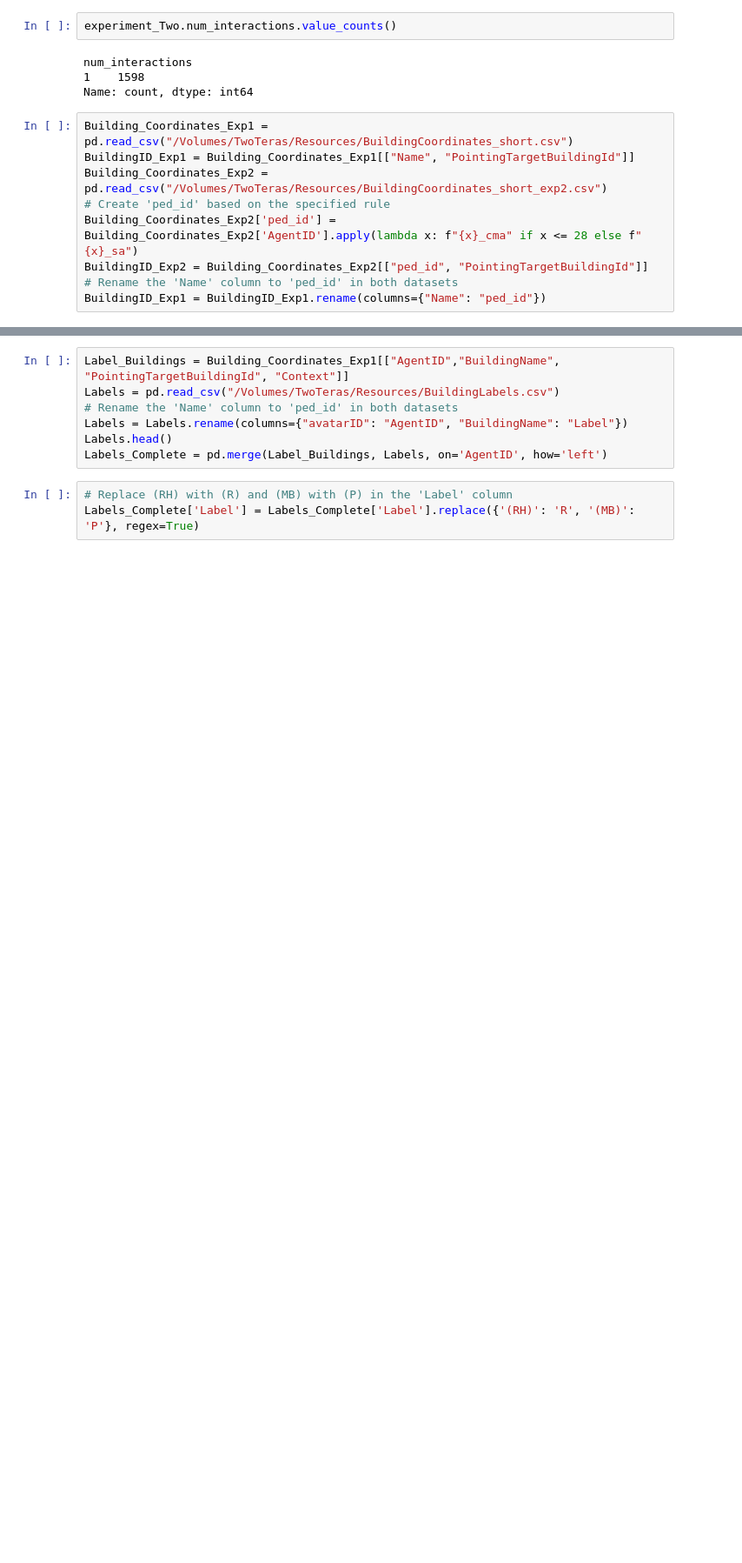
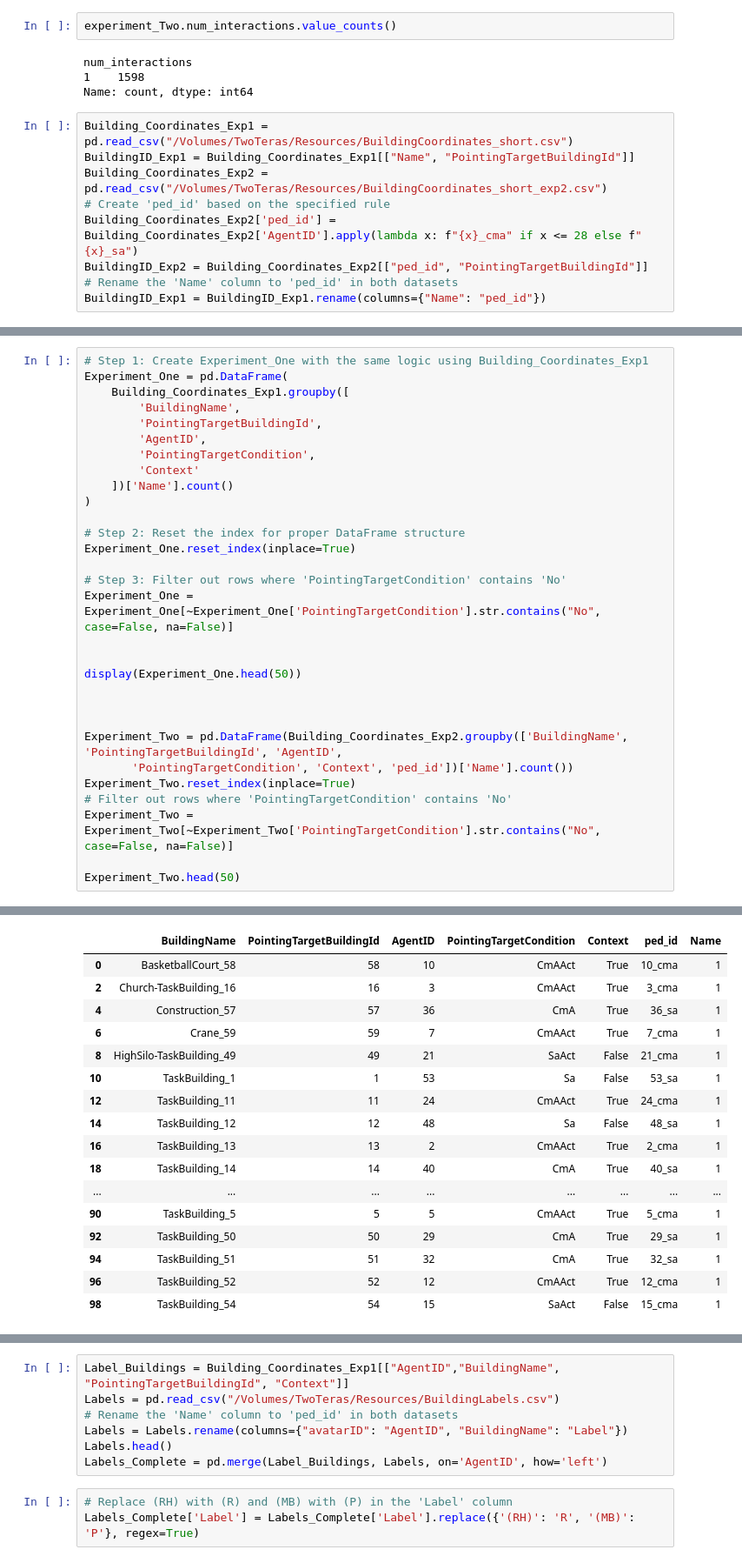
Before and after one commit to tracysanchez/Human_Agents_Impact_Nav, a Jupyter notebook: Proxemics/Minimal_Distance_Figures.ipynb, the cells around one changed output, grey strips where cells are left out. Shown at 87% size. Cells and saved outputs as stored; diff of their text form; blank space fills up the shorter version.

```diff
--- a/Proxemics/Minimal_Distance_Figures.ipynb
+++ b/Proxemics/Minimal_Distance_Figures.ipynb
@@ -55,0 +54,31 @@ merged_experiment_Two.head()
+# %%
+# Step 1: Create Experiment_One with the same logic using Building_Coordinates_Exp1
+Experiment_One = pd.DataFrame(
+    Building_Coordinates_Exp1.groupby([
+        'BuildingName',
+        'PointingTargetBuildingId',
+        'AgentID',
+        'PointingTargetCondition',
+        'Context'
+    ])['Name'].count()
+)
+
+# Step 2: Reset the index for proper DataFrame structure
+Experiment_One.reset_index(inplace=True)
+
+# Step 3: Filter out rows where 'PointingTargetCondition' contains 'No'
+Experiment_One = Experiment_One[~Experiment_One['PointingTargetCondition'].str.contains("No", case=False, na=False)]
+
+
+display(Experiment_One.head(50))
+
+
+
+Experiment_Two = pd.DataFrame(Building_Coordinates_Exp2.groupby(['BuildingName', 'PointingTargetBuildingId', 'AgentID',
+       'PointingTargetCondition', 'Context', 'ped_id'])['Name'].count())
+Experiment_Two.reset_index(inplace=True)
+# Filter out rows where 'PointingTargetCondition' contains 'No'
+Experiment_Two = Experiment_Two[~Experiment_Two['PointingTargetCondition'].str.contains("No", case=False, na=False)]
+
+Experiment_Two.head(50)
+# %% [output]
@@ -55,0 +102,17 @@ merged_experiment_Two.head()
+|  | BuildingName | PointingTargetBuildingId | AgentID | PointingTargetCondition | Context | ped_id | Name |
+| 0 | BasketballCourt_58 | 58 | 10 | CmAAct | True | 10_cma | 1 |
+| 2 | Church-TaskBuilding_16 | 16 | 3 | CmAAct | True | 3_cma | 1 |
+| 4 | Construction_57 | 57 | 36 | CmA | True | 36_sa | 1 |
+| 6 | Crane_59 | 59 | 7 | CmAAct | True | 7_cma | 1 |
+| 8 | HighSilo-TaskBuilding_49 | 49 | 21 | SaAct | False | 21_cma | 1 |
+| 10 | TaskBuilding_1 | 1 | 53 | Sa | False | 53_sa | 1 |
+| 12 | TaskBuilding_11 | 11 | 24 | CmAAct | True | 24_cma | 1 |
+| 14 | TaskBuilding_12 | 12 | 48 | Sa | False | 48_sa | 1 |
+| 16 | TaskBuilding_13 | 13 | 2 | CmAAct | True | 2_cma | 1 |
+| 18 | TaskBuilding_14 | 14 | 40 | CmA | True | 40_sa | 1 |
+| ... | ... | ... | ... | ... | ... | ... | ... |
+| 90 | TaskBuilding_5 | 5 | 5 | CmAAct | True | 5_cma | 1 |
+| 92 | TaskBuilding_50 | 50 | 29 | CmA | True | 29_sa | 1 |
+| 94 | TaskBuilding_51 | 51 | 32 | CmA | True | 32_sa | 1 |
+| 96 | TaskBuilding_52 | 52 | 12 | CmAAct | True | 12_cma | 1 |
+| 98 | TaskBuilding_54 | 54 | 15 | SaAct | False | 15_cma | 1 |
```
Also changed, not shown: parts of 20 cells of this notebook, 1 other file.
